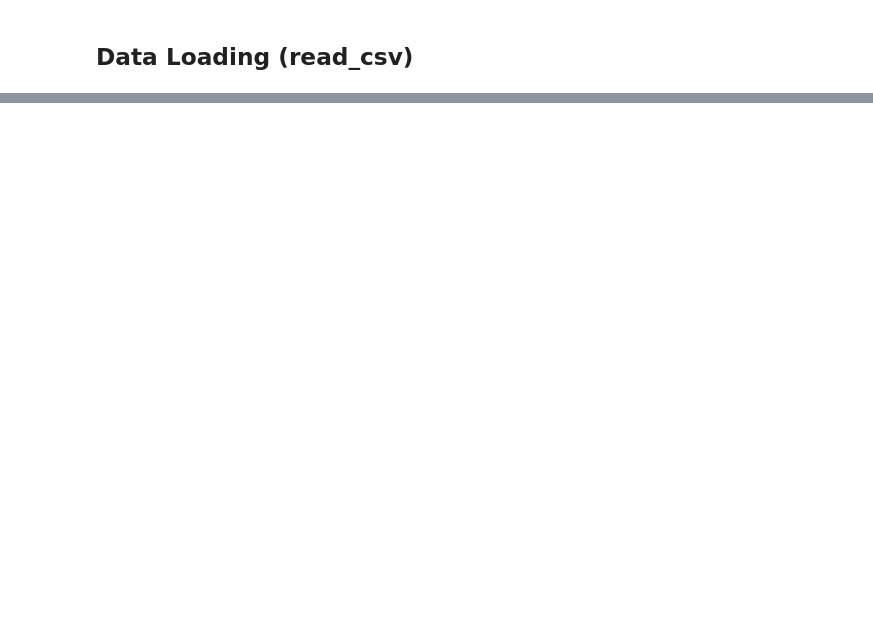
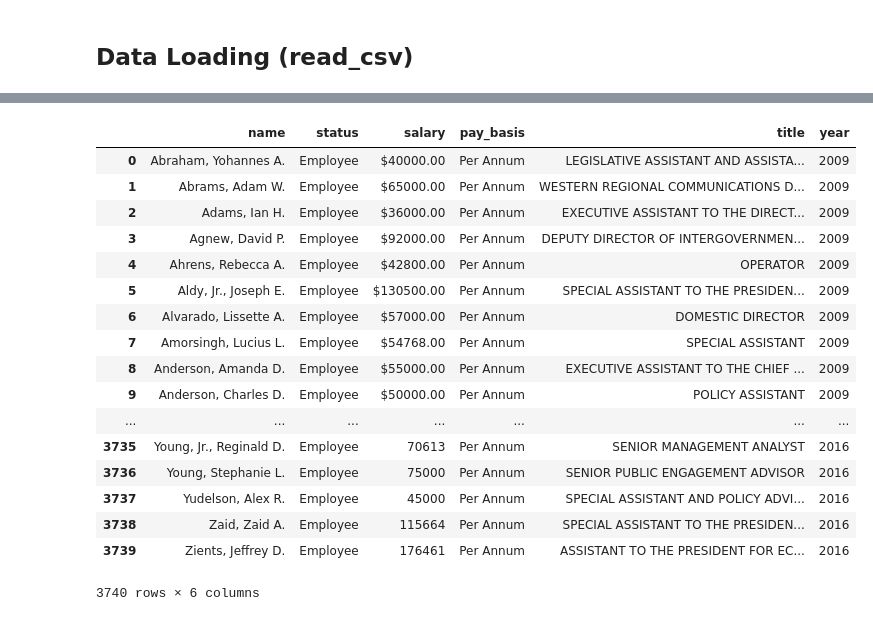
Before and after one commit to ud1295/WhiteHouseSalaries, a Jupyter notebook: Untitled.ipynb, the cells around one changed output, grey strips where cells are left out. Cells and saved outputs as stored; diff of their text form; code cells hidden in the pictures; blank space fills up the shorter version.

```diff
--- a/Untitled.ipynb
+++ b/Untitled.ipynb
@@ -28,0 +10,21 @@ Trump= pd.read_csv('./salaries dataset/white_house_2017_salaries.csv')
+# %%
+Obama
+# %% [output]
+|  | name | status | salary | pay_basis | title | year |
+| 0 | Abraham, Yohannes A. | Employee | $40000.00 | Per Annum | LEGISLATIVE ASSISTANT AND ASSISTA... | 2009 |
+| 1 | Abrams, Adam W. | Employee | $65000.00 | Per Annum | WESTERN REGIONAL COMMUNICATIONS D... | 2009 |
+| 2 | Adams, Ian H. | Employee | $36000.00 | Per Annum | EXECUTIVE ASSISTANT TO THE DIRECT... | 2009 |
+| 3 | Agnew, David P. | Employee | $92000.00 | Per Annum | DEPUTY DIRECTOR OF INTERGOVERNMEN... | 2009 |
+| 4 | Ahrens, Rebecca A. | Employee | $42800.00 | Per Annum | OPERATOR | 2009 |
+| 5 | Aldy, Jr., Joseph E. | Employee | $130500.00 | Per Annum | SPECIAL ASSISTANT TO THE PRESIDEN... | 2009 |
+| 6 | Alvarado, Lissette A. | Employee | $57000.00 | Per Annum | DOMESTIC DIRECTOR | 2009 |
+| 7 | Amorsingh, Lucius L. | Employee | $54768.00 | Per Annum | SPECIAL ASSISTANT | 2009 |
+| 8 | Anderson, Amanda D. | Employee | $55000.00 | Per Annum | EXECUTIVE ASSISTANT TO THE CHIEF ... | 2009 |
+| 9 | Anderson, Charles D. | Employee | $50000.00 | Per Annum | POLICY ASSISTANT | 2009 |
+| ... | ... | ... | ... | ... | ... | ... |
+| 3735 | Young, Jr., Reginald D. | Employee | 70613 | Per Annum | SENIOR MANAGEMENT ANALYST | 2016 |
+| 3736 | Young, Stephanie L. | Employee | 75000 | Per Annum | SENIOR PUBLIC ENGAGEMENT ADVISOR | 2016 |
+| 3737 | Yudelson, Alex R. | Employee | 45000 | Per Annum | SPECIAL ASSISTANT AND POLICY ADVI... | 2016 |
+| 3738 | Zaid, Zaid A. | Employee | 115664 | Per Annum | SPECIAL ASSISTANT TO THE PRESIDEN... | 2016 |
+| 3739 | Zients, Jeffrey D. | Employee | 176461 | Per Annum | ASSISTANT TO THE PRESIDENT FOR EC... | 2016 |
+3740 rows × 6 columns
```
Also changed, not shown: parts of 2 cells of this notebook.
